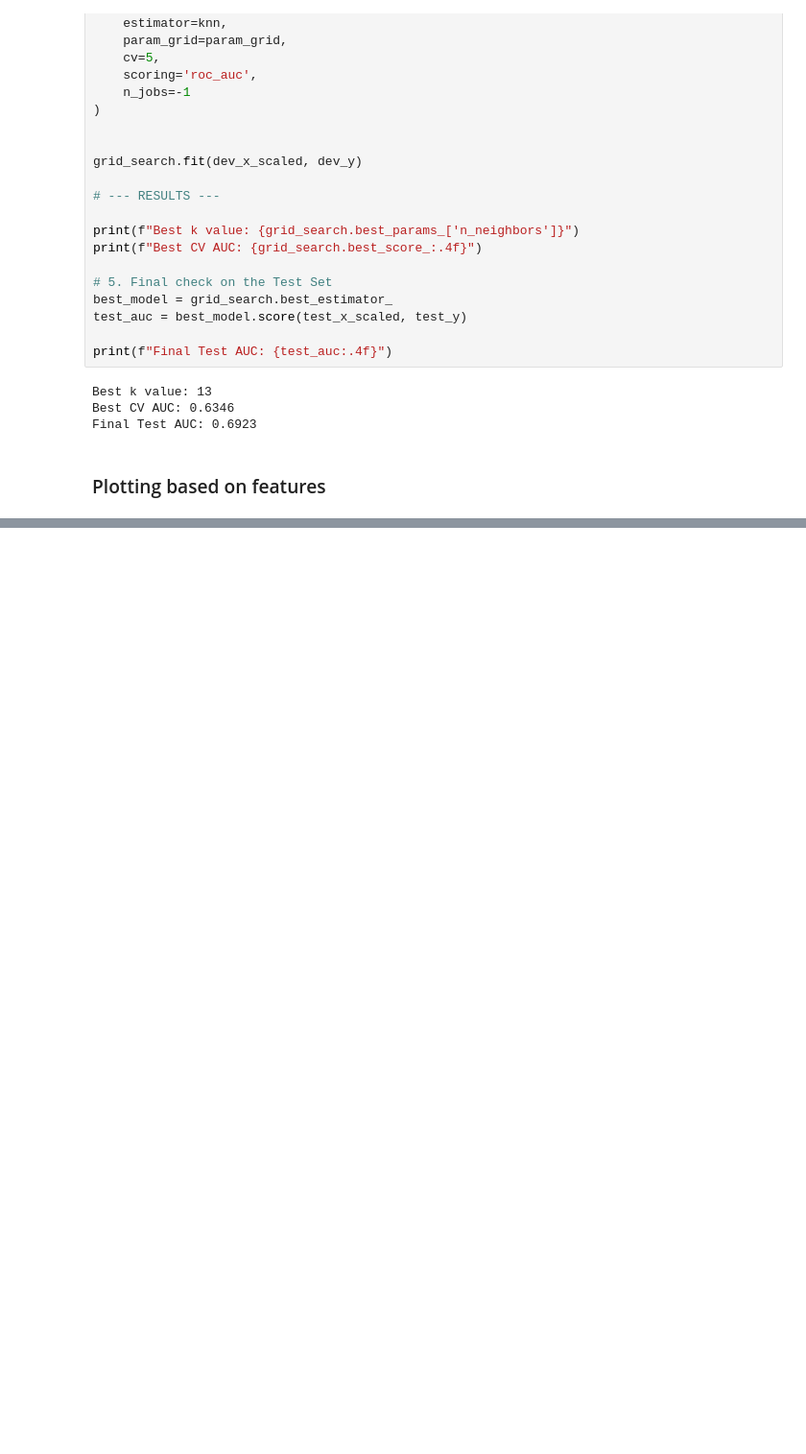
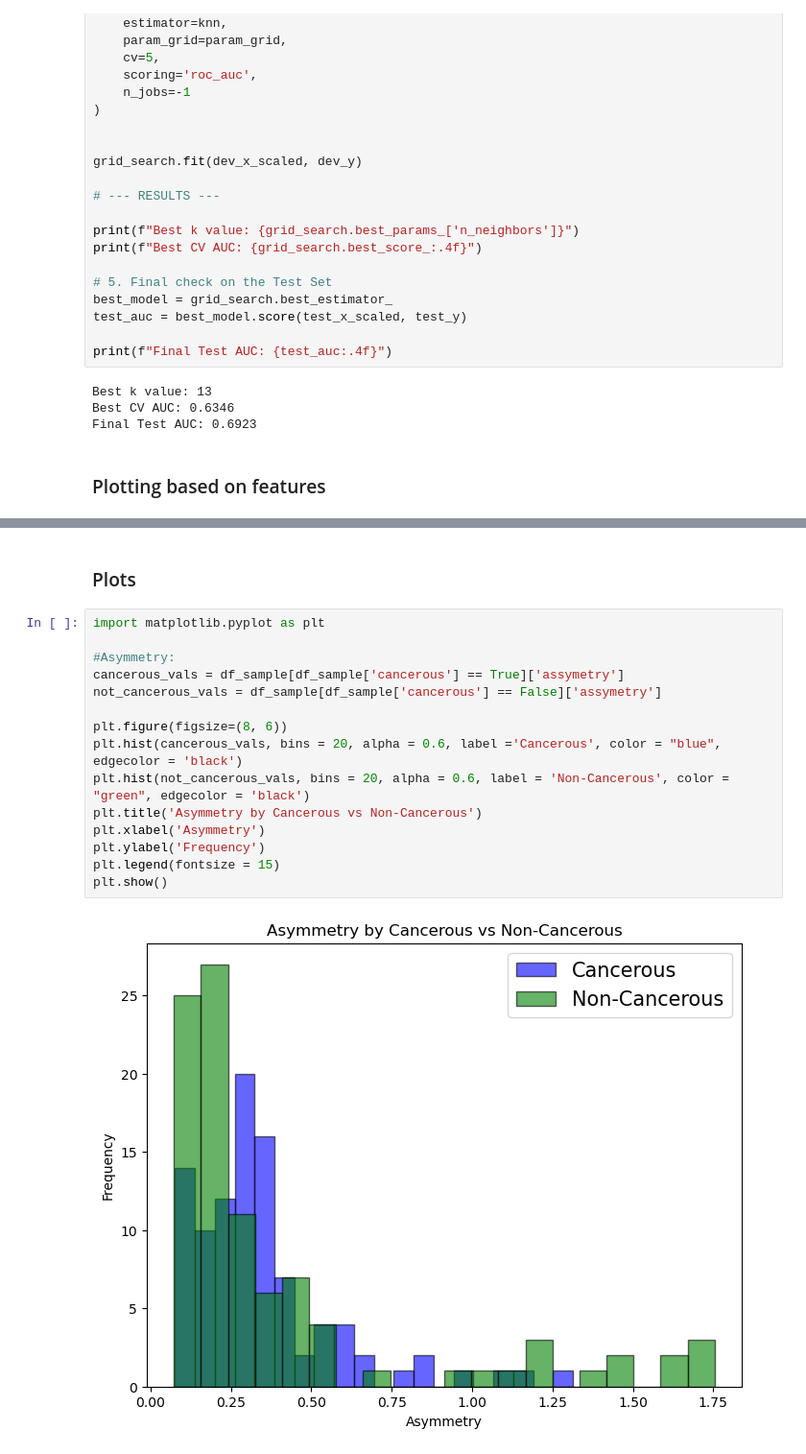
Before and after one commit to LauritsRich/2026-PDS-Tigers, a Jupyter notebook: src/playground.ipynb, the cells around one changed output, grey strips where cells are left out. Shown at 96% size. Drawn from its saved outputs; the diff is of its cells as text; blank space fills up the shorter version.

```diff
--- a/src/playground.ipynb
+++ b/src/playground.ipynb
@@ -247,0 +250,19 @@ New Best CV AUC: 0.7169
+# %% [markdown]
+### Plots
+# %%
+import matplotlib.pyplot as plt
+
+#Asymmetry:
+cancerous_vals = df_sample[df_sample['cancerous'] == True]['assymetry']
+not_cancerous_vals = df_sample[df_sample['cancerous'] == False]['assymetry']
+
+plt.figure(figsize=(8, 6))
+plt.hist(cancerous_vals, bins = 20, alpha = 0.6, label ='Cancerous', color = "blue", edgecolor = 'black')
+plt.hist(not_cancerous_vals, bins = 20, alpha = 0.6, label = 'Non-Cancerous', color = "green", edgecolor = 'black')
+plt.title('Asymmetry by Cancerous vs Non-Cancerous')
+plt.xlabel('Asymmetry')
+plt.ylabel('Frequency')
+plt.legend(fontsize = 15)
+plt.show()
+# %% [output]
+[figure, added]
```
Also changed, not shown: parts of 9 cells of this notebook, 3 other files.
